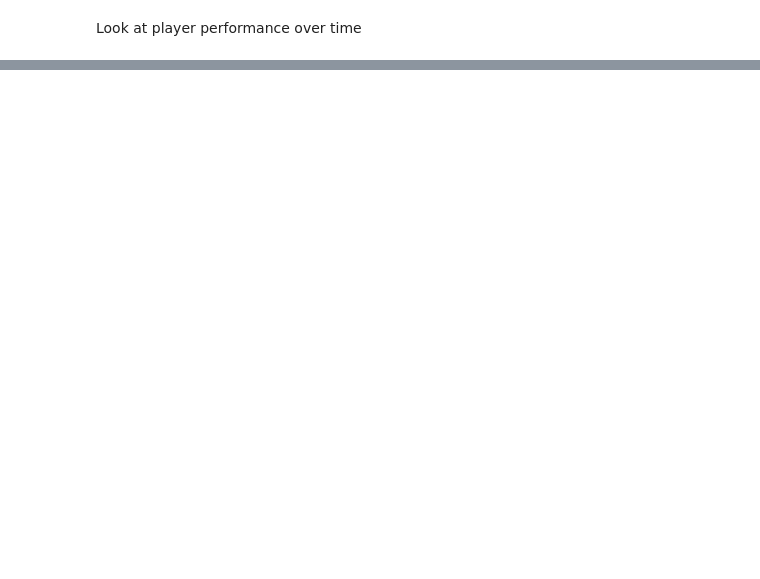
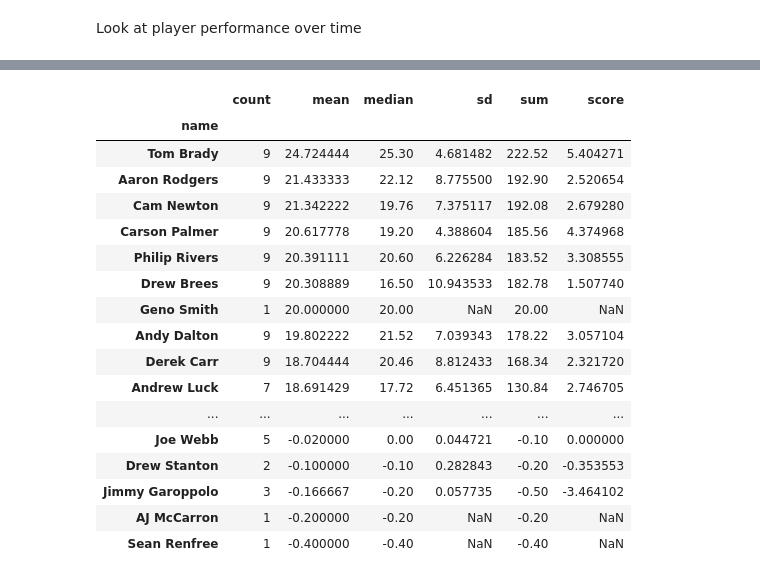
Before and after one commit to brycemcd/fantasy-football-analysis, a Jupyter notebook: 2016-09-20-BAM-fantasy-football-playing-around.ipynb, the cells around one changed output, grey strips where cells are left out. Cells and saved outputs as stored; diff of their text form; code cells hidden in the pictures; blank space fills up the shorter version.

```diff
--- a/2016-09-20-BAM-fantasy-football-playing-around.ipynb
+++ b/2016-09-20-BAM-fantasy-football-playing-around.ipynb
@@ -115,0 +76,34 @@ dtype: float64
+# %%
+fr = tab.transpose()
+defense = pd.DataFrame({
+    'sd' : fr.std(),
+    'mean' : fr.mean(),
+    'median' : fr.median(),
+    'sum' : fr.sum(),
+    'count' : fr.count(),
+})
+
+#defense['score'] = defense.apply(lambda x: x['median'] * (1 / x['sd']))
+#defense.sort_values('score', ascending=False)
+
+defense['score'] = (defense['median'] * (1 / defense['sd']))
+defense.sort_values('mean', ascending=False)
+# %% [output]
+|  | count | mean | median | sd | sum | score |
+| name |  |  |  |  |  |  |
+| Tom Brady | 9 | 24.724444 | 25.30 | 4.681482 | 222.52 | 5.404271 |
+| Aaron Rodgers | 9 | 21.433333 | 22.12 | 8.775500 | 192.90 | 2.520654 |
+| Cam Newton | 9 | 21.342222 | 19.76 | 7.375117 | 192.08 | 2.679280 |
+| Carson Palmer | 9 | 20.617778 | 19.20 | 4.388604 | 185.56 | 4.374968 |
+| Philip Rivers | 9 | 20.391111 | 20.60 | 6.226284 | 183.52 | 3.308555 |
+| Drew Brees | 9 | 20.308889 | 16.50 | 10.943533 | 182.78 | 1.507740 |
+| Geno Smith | 1 | 20.000000 | 20.00 | NaN | 20.00 | NaN |
+| Andy Dalton | 9 | 19.802222 | 21.52 | 7.039343 | 178.22 | 3.057104 |
+| Derek Carr | 9 | 18.704444 | 20.46 | 8.812433 | 168.34 | 2.321720 |
+| Andrew Luck | 7 | 18.691429 | 17.72 | 6.451365 | 130.84 | 2.746705 |
+| ... | ... | ... | ... | ... | ... | ... |
+| Joe Webb | 5 | -0.020000 | 0.00 | 0.044721 | -0.10 | 0.000000 |
+| Drew Stanton | 2 | -0.100000 | -0.10 | 0.282843 | -0.20 | -0.353553 |
+| Jimmy Garoppolo | 3 | -0.166667 | -0.20 | 0.057735 | -0.50 | -3.464102 |
+| AJ McCarron | 1 | -0.200000 | -0.20 | NaN | -0.20 | NaN |
+| Sean Renfree | 1 | -0.400000 | -0.40 | NaN | -0.40 | NaN |
```
Also changed, not shown: parts of 14 cells of this notebook.
